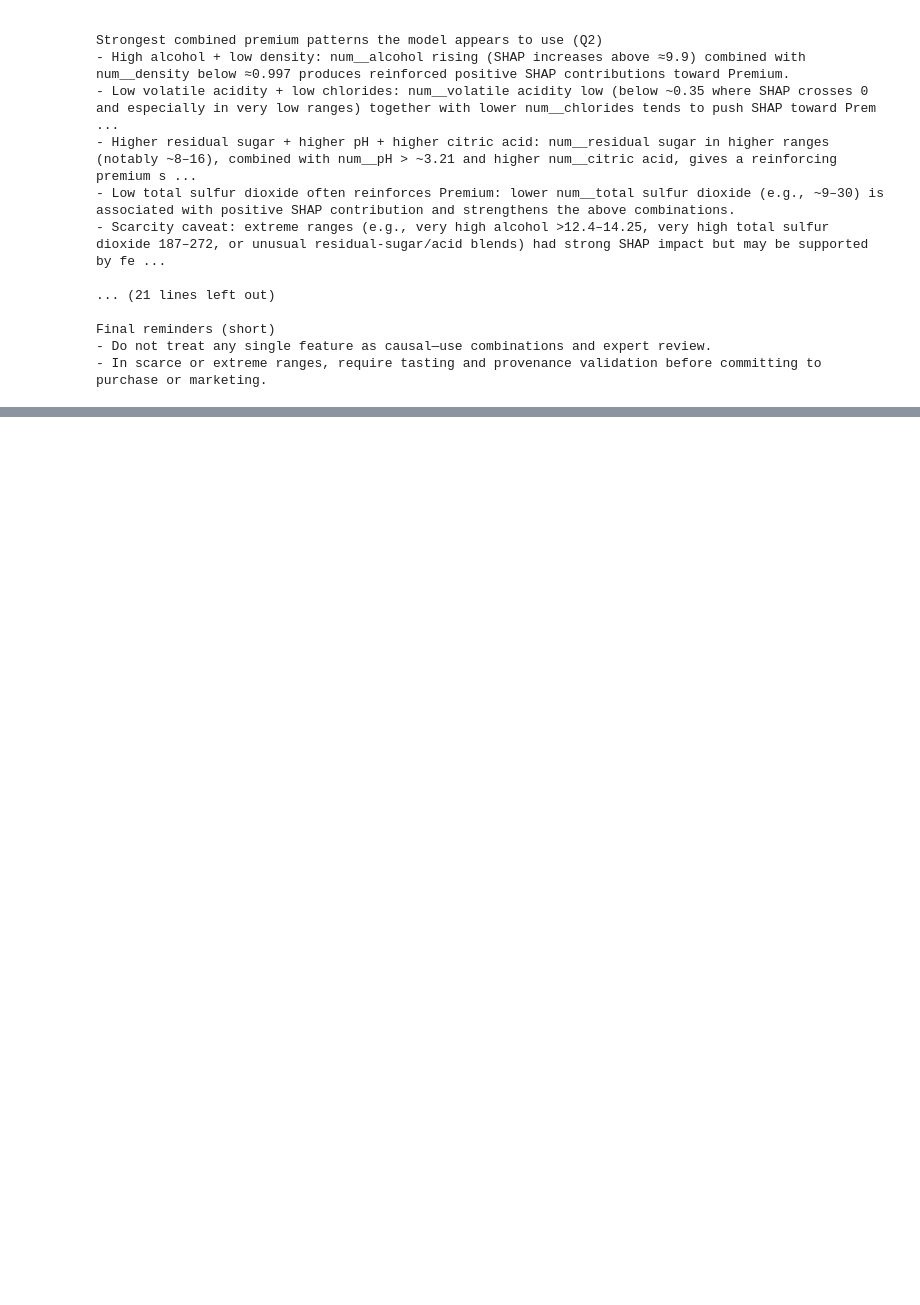
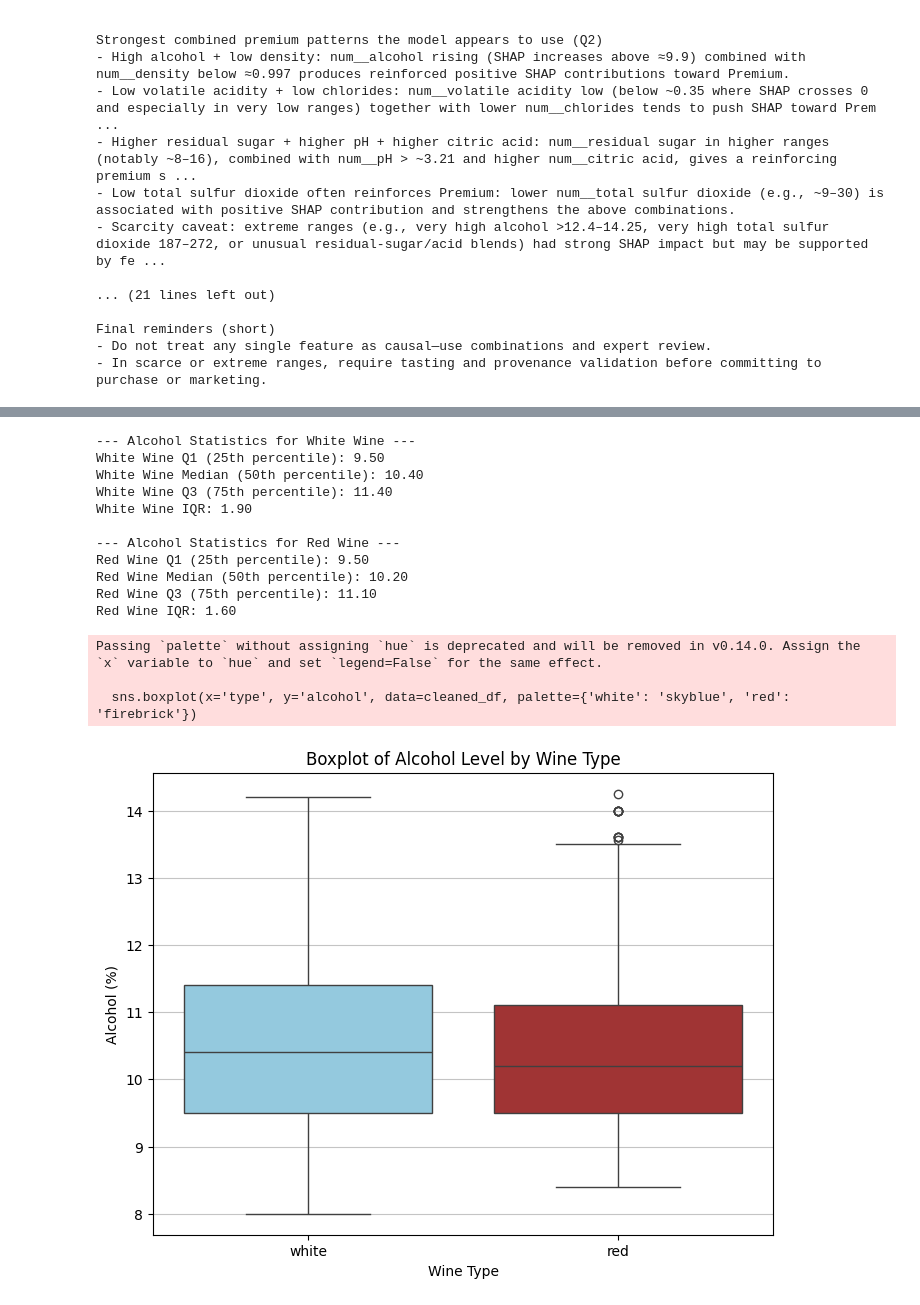
Before and after one commit to alpie13-blip/ADALL_github, a Jupyter notebook: ADALL/4641601C_ADALL_Project. v5.ipynb, the cells around one changed output, grey strips where cells are left out. Cells and saved outputs as stored; diff of their text form; code cells hidden in the pictures; blank space fills up the shorter version.

```diff
--- a/ADALL/4641601C_ADALL_Project. v5.ipynb
+++ b/ADALL/4641601C_ADALL_Project. v5.ipynb
@@ -2368,0 +2413,53 @@ Final reminders (short)
+# %%
+import matplotlib.pyplot as plt
+import seaborn as sns
+
+# Ensure white_wine and red_wine DataFrames are available (from previous cell)
+# If this cell is run independently, ensure these are defined:
+# white_wine = cleaned_df[cleaned_df['type'] == 'white']
+# red_wine = cleaned_df[cleaned_df['type'] == 'red']
+
+print("--- Alcohol Statistics for White Wine ---")
+q1_white = white_wine['alcohol'].quantile(0.25)
+q3_white = white_wine['alcohol'].quantile(0.75)
+median_white = white_wine['alcohol'].median()
+iqr_white = q3_white - q1_white
+print(f"White Wine Q1 (25th percentile): {q1_white:.2f}")
+print(f"White Wine Median (50th percentile): {median_white:.2f}")
+print(f"White Wine Q3 (75th percentile): {q3_white:.2f}")
+print(f"White Wine IQR: {iqr_white:.2f}")
+
+print("\n--- Alcohol Statistics for Red Wine ---")
+q1_red = red_wine['alcohol'].quantile(0.25)
+q3_red = red_wine['alcohol'].quantile(0.75)
+median_red = red_wine['alcohol'].median()
+iqr_red = q3_red - q1_red
+print(f"Red Wine Q1 (25th percentile): {q1_red:.2f}")
+print(f"Red Wine Median (50th percentile): {median_red:.2f}")
+print(f"Red Wine Q3 (75th percentile): {q3_red:.2f}")
+print(f"Red Wine IQR: {iqr_red:.2f}")
+
+# Generate boxplot for alcohol by wine type
+plt.figure(figsize=(8, 6))
+sns.boxplot(x='type', y='alcohol', data=cleaned_df, palette={'white': 'skyblue', 'red': 'firebrick'})
+plt.title('Boxplot of Alcohol Level by Wine Type')
+plt.xlabel('Wine Type')
+plt.ylabel('Alcohol (%)')
+plt.grid(axis='y', alpha=0.75)
+plt.show()
+# %% [output]
+--- Alcohol Statistics for White Wine ---
+White Wine Q1 (25th percentile): 9.50
+White Wine Median (50th percentile): 10.40
+White Wine Q3 (75th percentile): 11.40
+White Wine IQR: 1.90
+
+--- Alcohol Statistics for Red Wine ---
+Red Wine Q1 (25th percentile): 9.50
+Red Wine Median (50th percentile): 10.20
+Red Wine Q3 (75th percentile): 11.10
+Red Wine IQR: 1.60
+Passing `palette` without assigning `hue` is deprecated and will be removed in v0.14.0. Assign the `x` variable to `hue` and set `legend=False` for the same effect.
+
+  sns.boxplot(x='type', y='alcohol', data=cleaned_df, palette={'white': 'skyblue', 'red': 'firebrick'})
+[figure, added]
```
Also changed, not shown: parts of 4 cells of this notebook.
